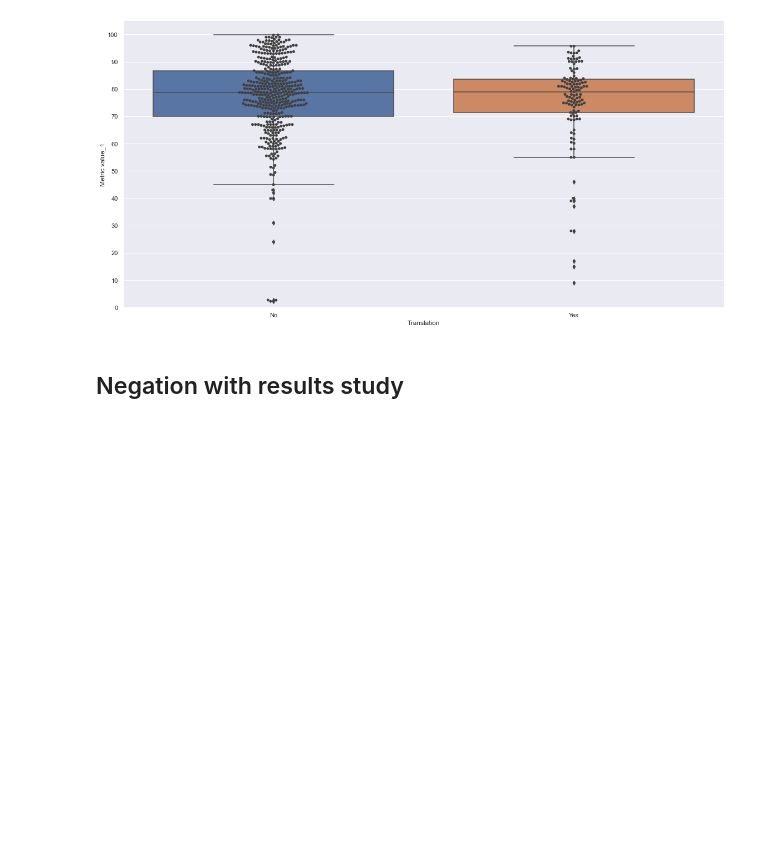
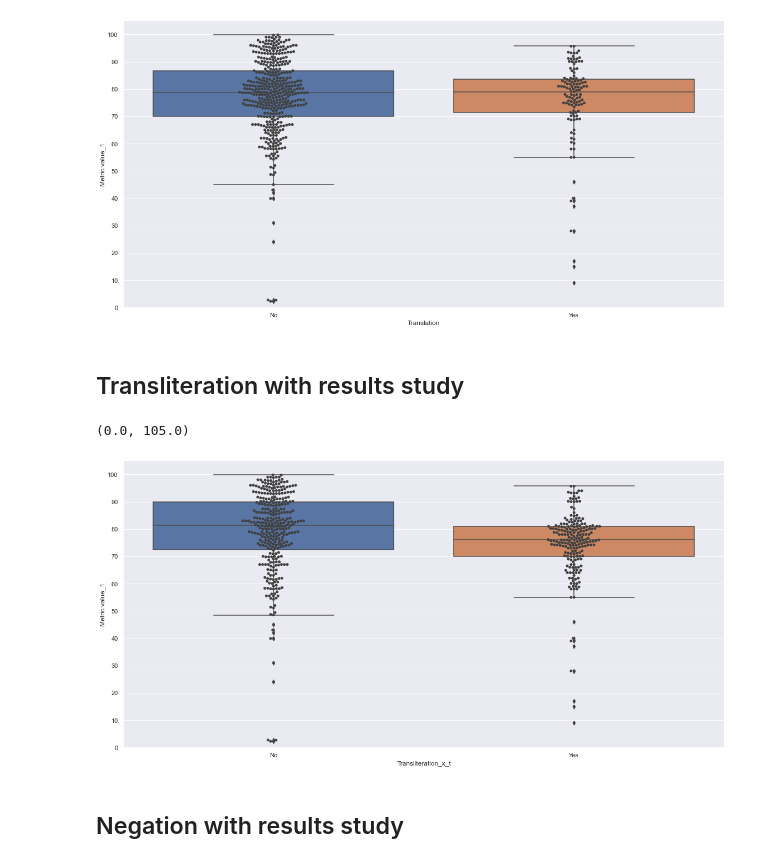
Before and after one commit to YassirMatrane/slr_phd, a Jupyter notebook: SLR-jupyter.ipynb, the cells around one changed output. Cells and saved outputs as stored; diff of their text form; code cells hidden in the pictures; blank space fills up the shorter version.

```diff
--- a/SLR-jupyter.ipynb
+++ b/SLR-jupyter.ipynb
@@ -689,6 +683,19 @@ plt.ylim(0,105)
 # %% [output]
 (0.0, 105.0)
 [figure]
+# %% [markdown]
+## Transliteration with results study
+# %%
+sns.set(rc={'figure.figsize':(15,14)})
+sns.catplot(x="Transliteration_x_t", y="Metric value_1",
+            kind="box", dodge=False, data=merged_df_approaches,aspect = 2,height = 8)
+ax = sns.swarmplot(x="Transliteration_x_t", y="Metric value_1", data=merged_df_approaches, color=".25")
+ax.set_yticks(range(0, 105, 10))
+#WithoutNeutral
+plt.ylim(0,105)
+# %% [output]
+(0.0, 105.0)
+[figure, added]
 # %% [markdown]
 ## Negation with results study
 # %%
```
Also changed, not shown: parts of 8 cells of this notebook.
